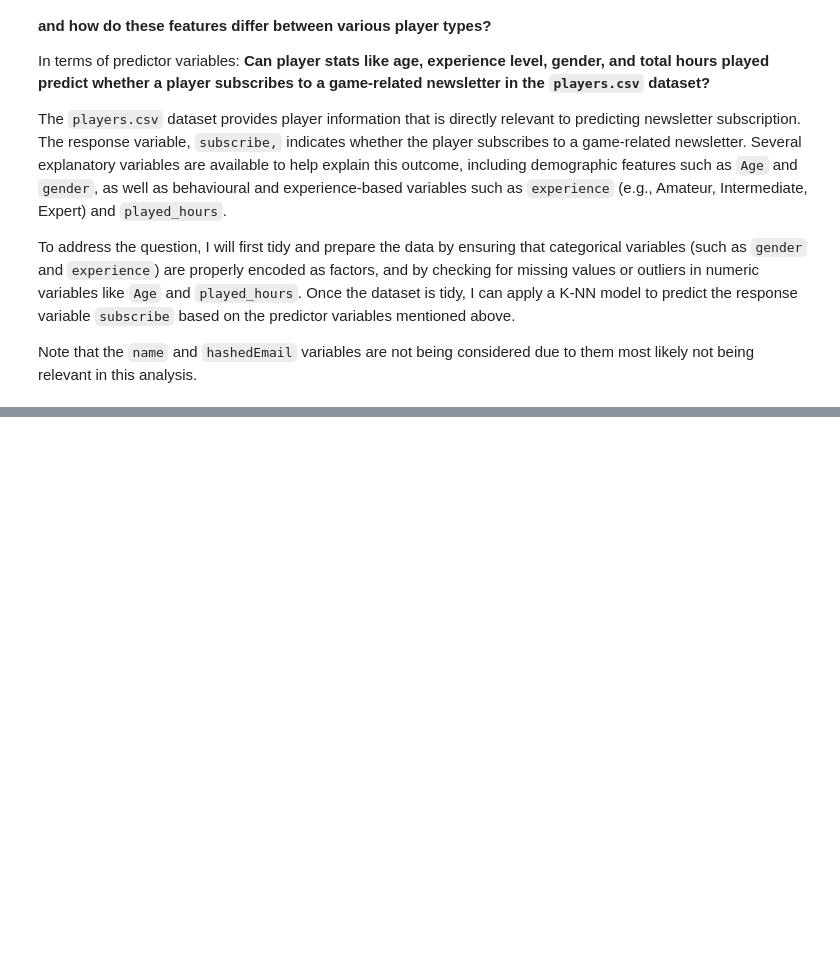
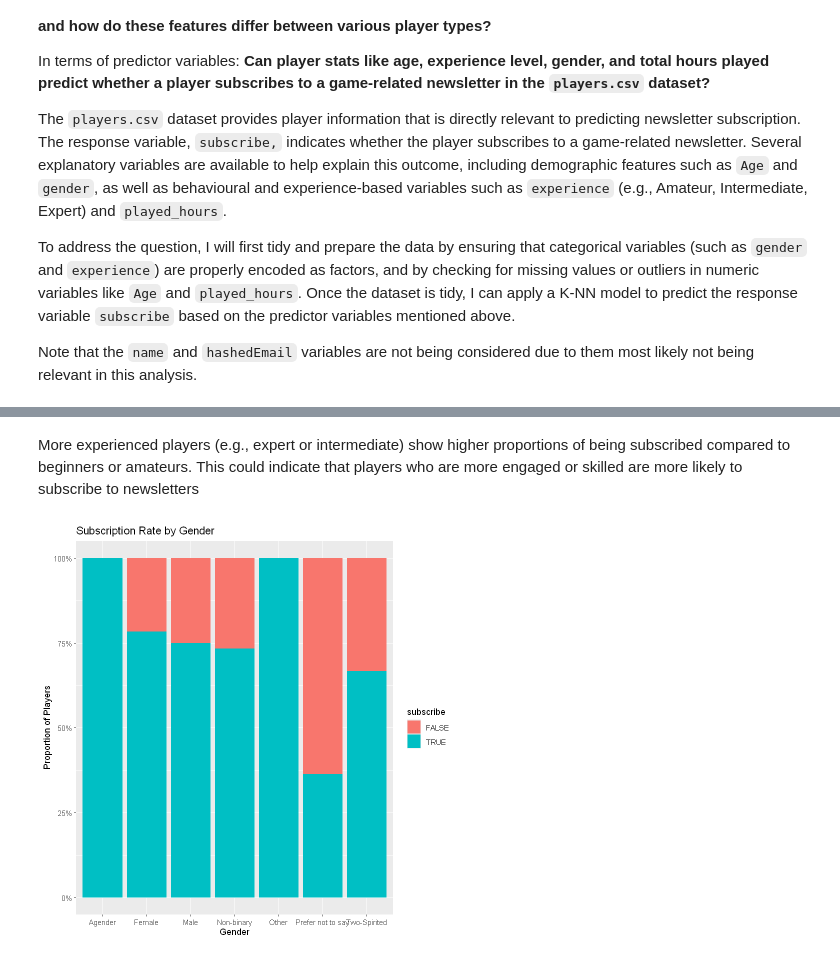
Before and after one commit to hanson777/dsci-100-individual-planning-stage, a Jupyter notebook: main.ipynb, the cells around one changed output, grey strips where cells are left out. Cells and saved outputs as stored; diff of their text form; code cells hidden in the pictures; blank space fills up the shorter version.

```diff
--- a/main.ipynb
+++ b/main.ipynb
@@ -191,0 +240,13 @@
+# %% [markdown]
+More experienced players (e.g., expert or intermediate) show higher proportions of being subscribed compared to beginners or amateurs. This could indicate that players who are more engaged or skilled are more likely to subscribe to newsletters
+# %%
+ggplot(players, aes(x = gender, fill = subscribe)) +
+  geom_bar(position = "fill") +
+  labs(
+    title = "Subscription Rate by Gender",
+    x = "Gender",
+    y = "Proportion of Players"
+  ) +
+  scale_y_continuous(labels = scales::percent)
+# %% [output]
+[figure, added]
```
Also changed, not shown: parts of 9 cells of this notebook.
